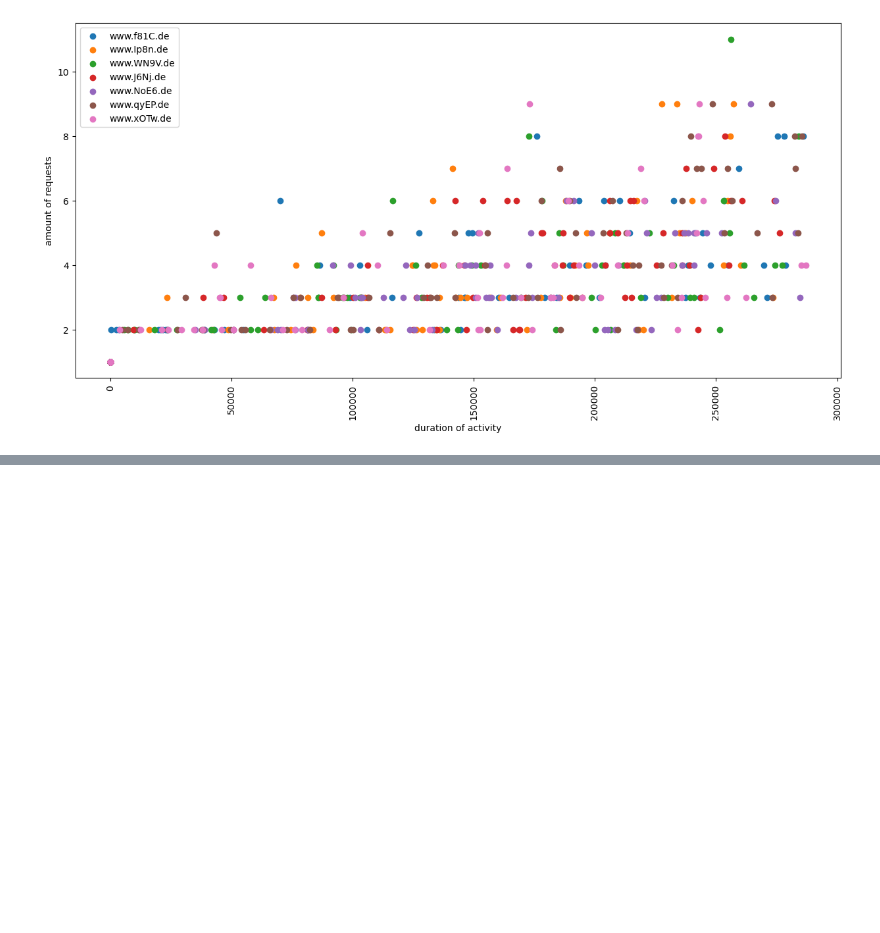
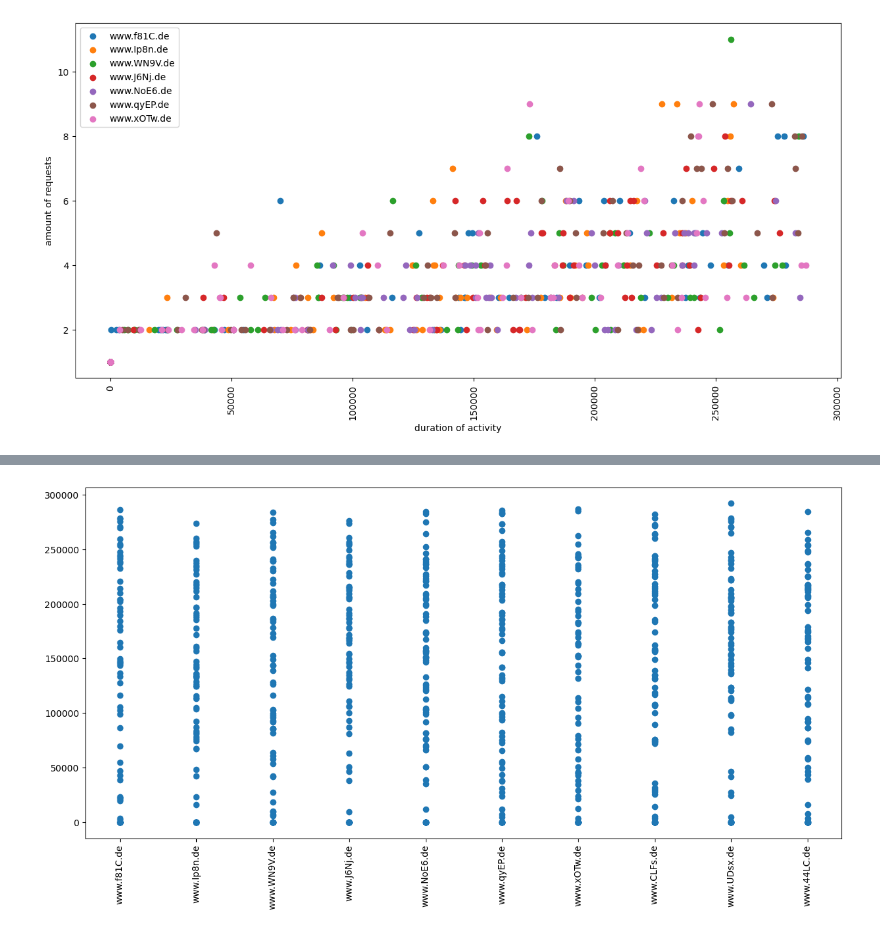
Before and after one commit to Olaf4000/IsolationForest, a Jupyter notebook: visualisation.ipynb, the cells around one changed output, grey strips where cells are left out. Drawn from its saved outputs; the diff is of its cells as text; code cells hidden in the pictures; blank space fills up the shorter version.

```diff
--- a/visualisation.ipynb
+++ b/visualisation.ipynb
@@ -213,0 +225,10 @@ plt.show()
+# %%
+plt.figure(figsize=(15, 7))
+
+plt.scatter(l3T['host'], l3T['time_active'])
+
+plt.xticks(rotation=90)
+#plt.axvline(x=10, color='black', linestyle='--')
+plt.show()
+# %% [output]
+[figure, added]
```
Also changed, not shown: parts of 2 cells of this notebook, 2 other files.
